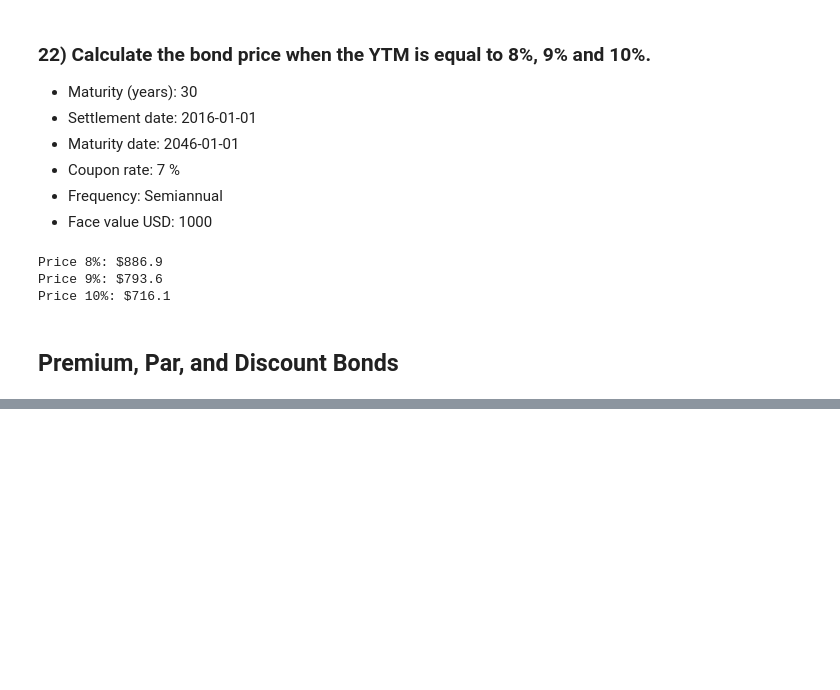
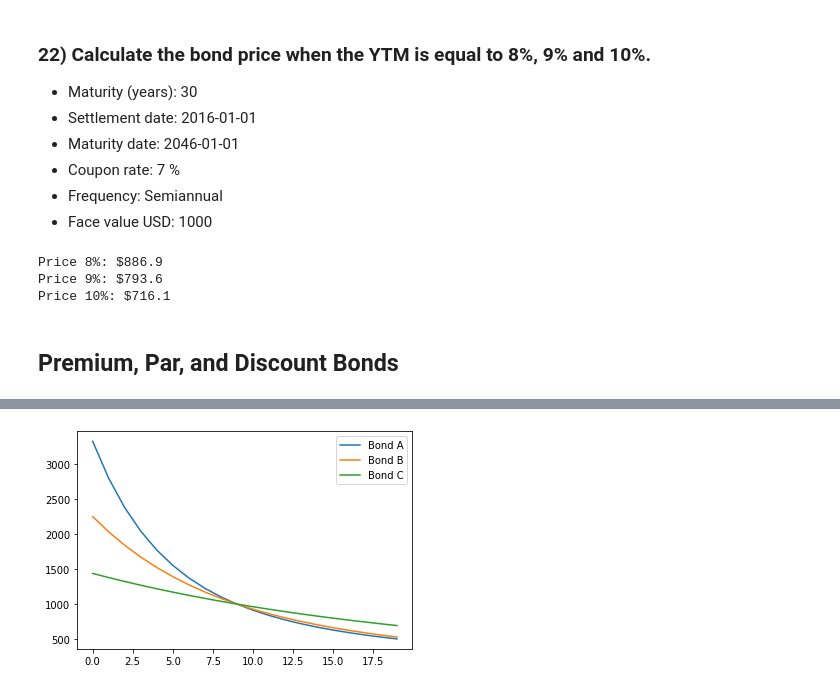
Before and after one commit to LopezMarioAlberto/FinancialMarketAnalysis, a Jupyter notebook: FMA02_BondPricing.ipynb, the cells around one changed output, grey strips where cells are left out. Cells and saved outputs as stored; diff of their text form; code cells hidden in the pictures; blank space fills up the shorter version.

```diff
--- a/FMA02_BondPricing.ipynb
+++ b/FMA02_BondPricing.ipynb
@@ -679,0 +731,5 @@ Price 10%: $716.1
+# %%
+prices = bond_ytm_graph(1, 20, [30, 15, 5], 1000, 10, 2)
+columns = ['YTM%','Bond A', 'Bond B', 'Bond C']
+df_prices = pd.DataFrame(prices, columns = columns)
+df_prices
@@ -679,0 +754,5 @@ Price 10%: $716.1
+# %%
+df_prices.plot(y=['Bond A', 'Bond B', 'Bond C'])
+plt.show()
+# %% [output]
+[figure, added]
```
Also changed, not shown: parts of 21 cells of this notebook.
